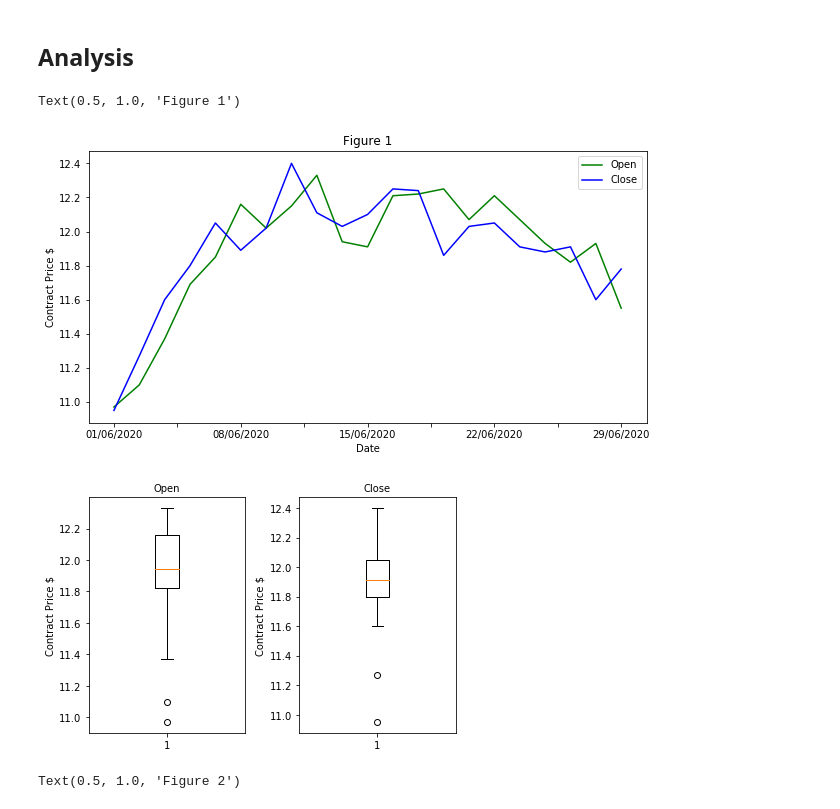
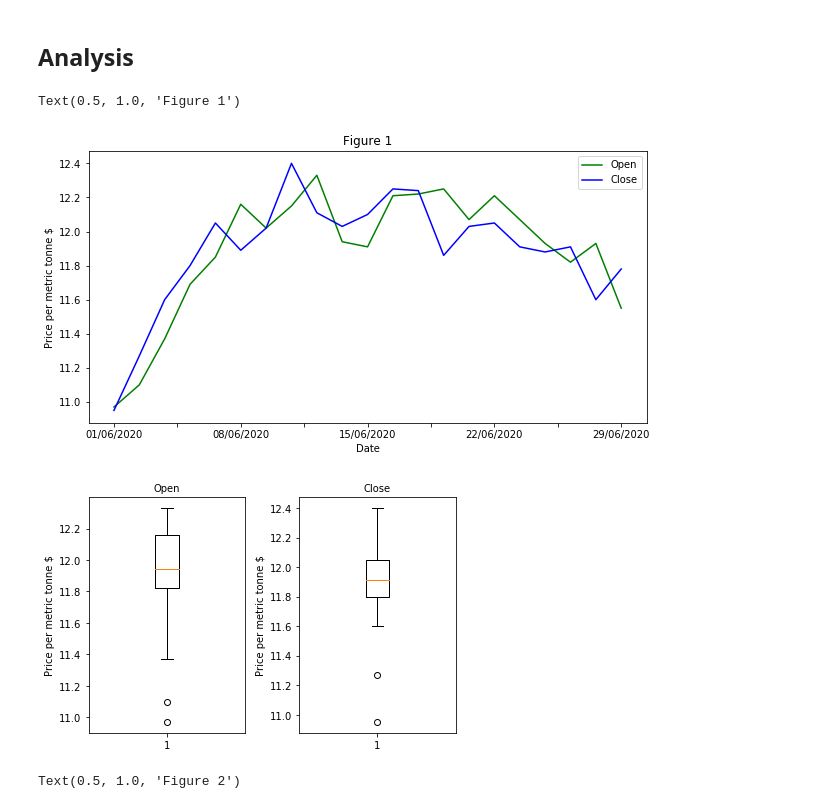
Before and after one commit to Laedeakin/Financial-analysis-projects, a Jupyter notebook: sugar11_futures_market_analysis.ipynb, the cells around one changed output. Saved outputs shown, nothing was run; the diff lists cells and outputs as text; code cells hidden in the pictures.

```diff
--- a/sugar11_futures_market_analysis.ipynb
+++ b/sugar11_futures_market_analysis.ipynb
@@ -149,27 +149,27 @@ fig_OC_L = plt.figure(figsize=(10,5))
 df['Open'].plot(color='green')
 df['Close'].plot(color='blue')
 plt.xlabel('Date')
-plt.ylabel('Contract Price $')
+plt.ylabel('Price per metric tonne $')
 plt.legend()
 plt.title('Figure 1')
 # %% [output]
 Text(0.5, 1.0, 'Figure 1')
-[figure, old version]
+[figure, new version]
 # %%
 fig_OC_B , ax = plt.subplots(nrows=1, ncols=2)
 
 ax[0].boxplot(df['Open'])
 ax[0].set_title('Open', fontsize=10)
 
 ax[1].boxplot(df['Close'])
 ax[1].set_title('Close', fontsize=10)
 
 for axs in ax.flat:
-    axs.set(ylabel='Contract Price $' )
+    axs.set(ylabel='Price per metric tonne $' )
 
 plt.tight_layout()
 # %% [output]
-[figure, old version]
+[figure, new version]
 # %%
 fig_HL_L = plt.figure(figsize=(10,5))
 df['High'].plot(color='green')
```
Also changed, not shown: parts of 4 cells of this notebook.
